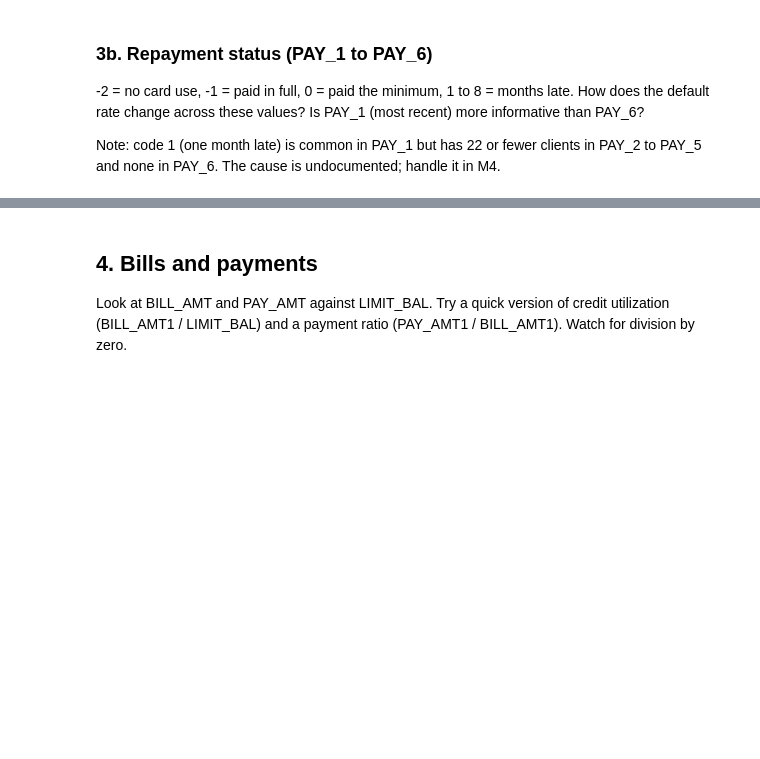
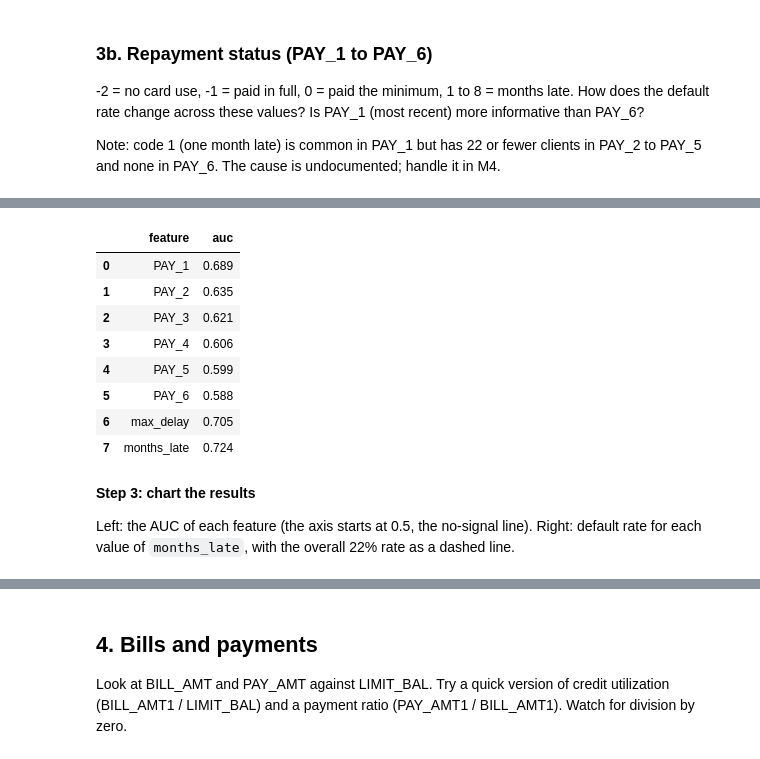
Before and after one commit to iangault/credit-default-risk, a Jupyter notebook: notebooks/01-eda.ipynb, the cells around one changed output, grey strips where cells are left out. Saved outputs shown, nothing was run; the diff lists cells and outputs as text; code cells hidden in the pictures; blank space fills up the shorter version.

```diff
--- a/notebooks/01-eda.ipynb
+++ b/notebooks/01-eda.ipynb
@@ -168,0 +300,25 @@ Note: code 1 (one month late) is common in PAY_1 but has 22 or fewer clients in
+# %%
+# Every feature to score: the six monthly columns plus the two summaries
+features = pd.concat([train[PAY_STATUS], pay_summary], axis=1)
+
+auc_scores = {}
+for col in features.columns:
+    # y_true = actual default (0/1); score = the feature's value for each client
+    auc_scores[col] = roc_auc_score(train[TARGET], features[col])
+
+auc = pd.Series(auc_scores).rename_axis("feature").reset_index(name="auc")
+auc.round(3)
+# %% [output]
+|  | feature | auc |
+| 0 | PAY_1 | 0.689 |
+| 1 | PAY_2 | 0.635 |
+| 2 | PAY_3 | 0.621 |
+| 3 | PAY_4 | 0.606 |
+| 4 | PAY_5 | 0.599 |
+| 5 | PAY_6 | 0.588 |
+| 6 | max_delay | 0.705 |
+| 7 | months_late | 0.724 |
+# %% [markdown]
+**Step 3: chart the results**
+
+Left: the AUC of each feature (the axis starts at 0.5, the no-signal line). Right: default rate for each value of `months_late`, with the overall 22% rate as a dashed line.
```
Also changed, not shown: parts of 17 cells of this notebook.
